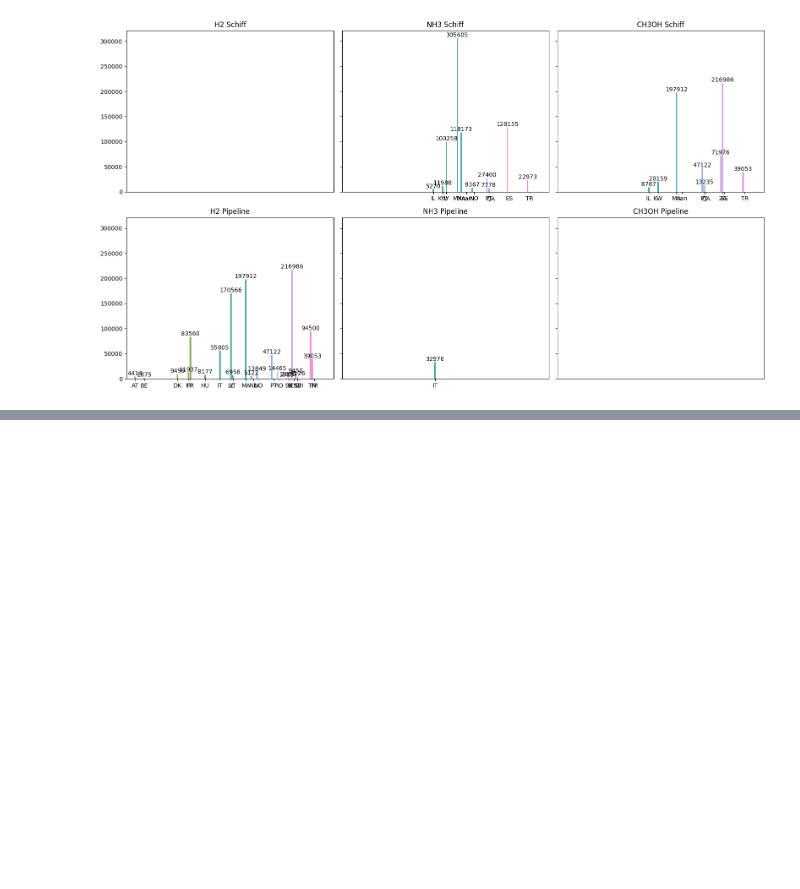
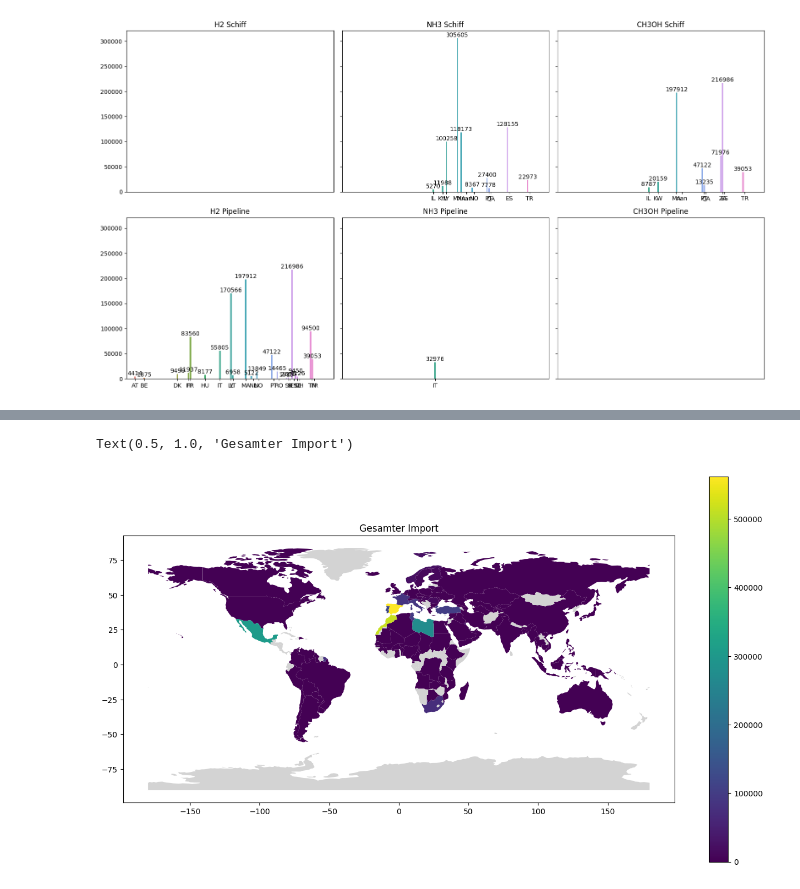
Before and after one commit to FaKurz/hydro_opt, a Jupyter notebook: pyomo_test.ipynb, the cells around one changed output, grey strips where cells are left out. Drawn from its saved outputs; the diff is of its cells as text; code cells hidden in the pictures; blank space fills up the shorter version.

```diff
--- a/pyomo_test.ipynb
+++ b/pyomo_test.ipynb
@@ -9,3 +52,5 @@ import matplotlib.pyplot as plt
+# %%
+world = world[["SOVEREIGNT","ISO_A2_EH","geometry"]]
 # %% [markdown]
 ## Eingabedaten
 # %%
@@ -216,0 +284,29 @@ plt.show()
+# %%
+#test = pd.DataFrame.from_dict(opt_h2_amount_pipeline, orient='index', columns = ["H2 Pipeline"])
+opt_h2_amount_pipeline_df = pd.DataFrame.from_dict(opt_h2_amount_pipeline, orient='index', columns = ["H2 Pipeline"])
+opt_h2_amount_ship_df = pd.DataFrame.from_dict(opt_h2_amount_ship, orient='index', columns = ["H2 Schiff"])
+
+opt_nh3_amount_pipeline_df = pd.DataFrame.from_dict(opt_nh3_amount_pipeline, orient='index', columns = ["NH3 Pipeline"])
+opt_nh3_amount_ship_df = pd.DataFrame.from_dict(opt_nh3_amount_ship, orient='index', columns = ["NH3 Schiff"])
+
+opt_ch3oh_amount_pipeline_df = pd.DataFrame.from_dict(opt_ch3oh_amount_pipeline, orient='index', columns = ["CH3OH Pipeline"])
+opt_ch3oh_amount_ship_df = pd.DataFrame.from_dict(opt_ch3oh_amount_ship, orient='index', columns = ["CH3OH Schiff"])
+# %%
+#world_opt = world.merge(test, left_on="ISO_A2", right_index=True)
+world_opt = world.copy()
+opt_dfs = [opt_h2_amount_pipeline_df, opt_h2_amount_ship_df, opt_nh3_amount_pipeline_df, opt_nh3_amount_ship_df, opt_ch3oh_amount_pipeline_df, opt_ch3oh_amount_ship_df]
+for df in opt_dfs:
+    world_opt = world_opt.merge(df, how = "left",left_on="ISO_A2_EH", right_index=True)
+
+world_opt["H2 gesamt"] = world_opt["H2 Pipeline"] + world_opt["H2 Schiff"]
+world_opt["NH3 gesamt"] = world_opt["NH3 Pipeline"] + world_opt["NH3 Schiff"]
+world_opt["CH3OH gesamt"] = world_opt["CH3OH Pipeline"] + world_opt["CH3OH Schiff"]
+
+world_opt["Gesamter Import"] = world_opt["H2 gesamt"] + world_opt["NH3 gesamt"] + world_opt["CH3OH gesamt"]
+# %%
+fig, ax = plt.subplots(1, 1, figsize=(16, 9))
+world_opt.plot(column='Gesamter Import', cmap='viridis', ax=ax, legend=True, missing_kwds={'color': 'lightgrey'})
+ax.set_title("Gesamter Import")
+# %% [output]
+Text(0.5, 1.0, 'Gesamter Import')
+[figure, added]
```
Also changed, not shown: parts of 14 cells of this notebook, 1 other file.
